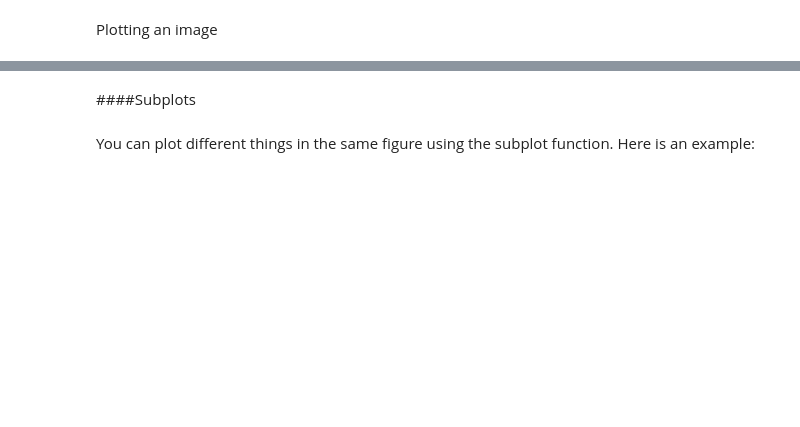
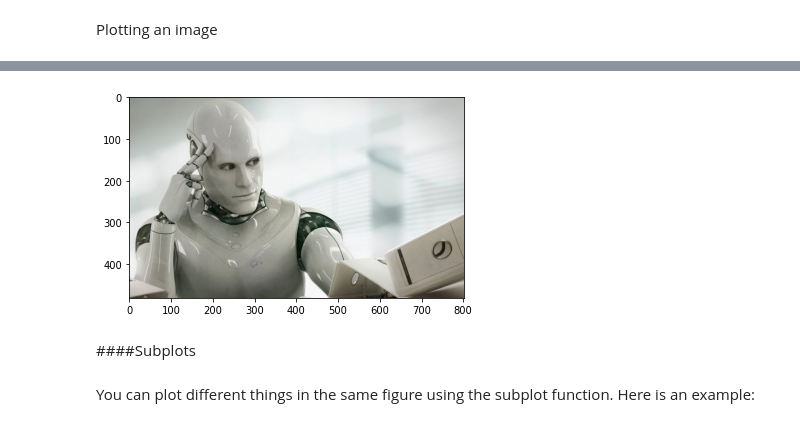
Before and after one commit to kbjung/AI_SoCar, a Jupyter notebook: class/1주차/Chapter 1_실습파일/Lab 1-1. Python, NumPy.ipynb, the cells around one changed output, grey strips where cells are left out. Saved outputs shown, nothing was run; the diff lists cells and outputs as text; code cells hidden in the pictures; blank space fills up the shorter version.

```diff
--- a/class/1주차/Chapter 1_실습파일/Lab 1-1. Python, NumPy.ipynb
+++ b/class/1주차/Chapter 1_실습파일/Lab 1-1. Python, NumPy.ipynb
@@ -719,7 +1077,9 @@ drive.mount('/content/drive')
 # %%
-img = plt.imread('/content/drive/MyDrive/Colab Notebooks/data/ThinkingRobot.jpg')
+img = plt.imread('/content/drive/MyDrive/Colab Notebooks/쏘카_Ai_엔지니어_육성_부트캠프_2기/1주차/data/ThinkingRobot.jpg')
 plt.imshow(img)
 plt.show()
+# %% [output]
+[figure, added]
 # %% [markdown]
 ####Subplots
 # %% [markdown]
```
Also changed, not shown: parts of 103 cells of this notebook.
